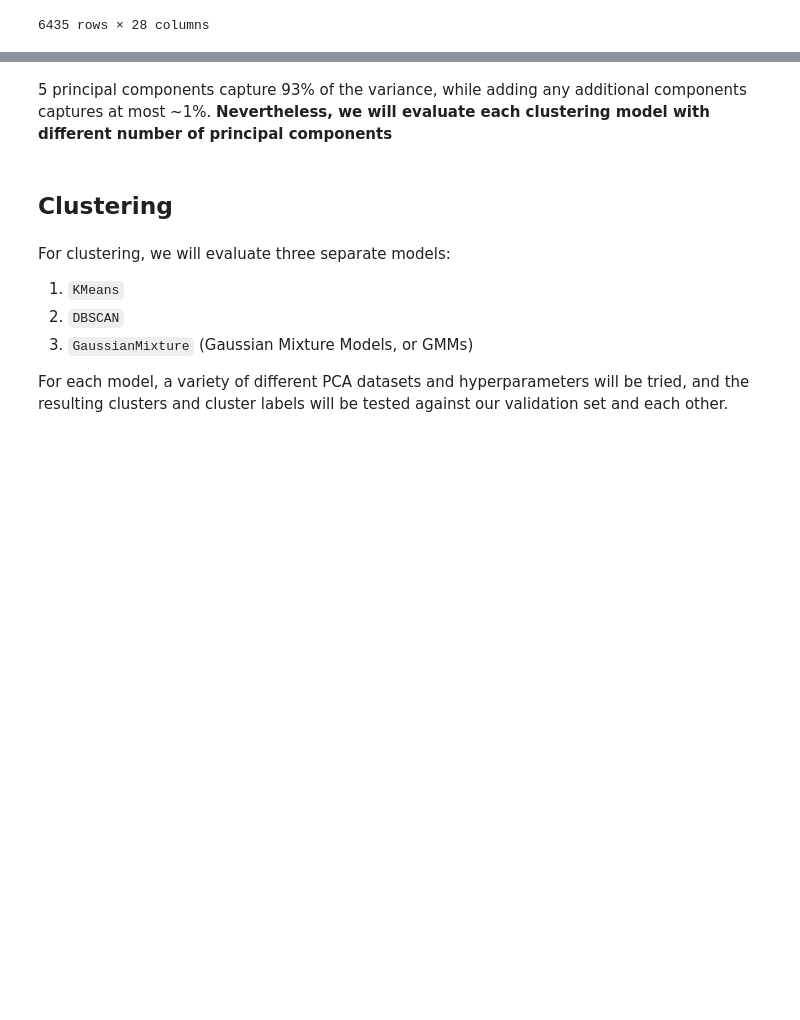
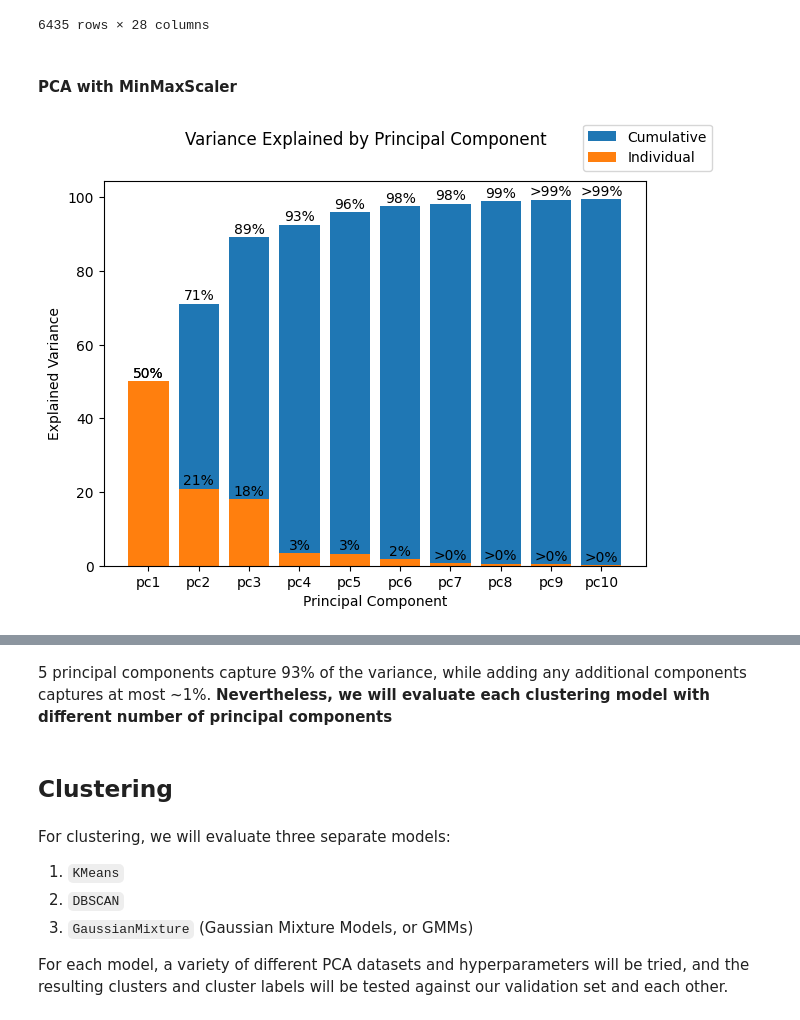
Before and after one commit to MattGroho/tab-hero, a Jupyter notebook: notebooks/unsupervised_pipeline_investigation.ipynb, the cells around one changed output, grey strips where cells are left out. Drawn from its saved outputs; the diff is of its cells as text; code cells hidden in the pictures; blank space fills up the shorter version.

```diff
--- a/notebooks/unsupervised_pipeline_investigation.ipynb
+++ b/notebooks/unsupervised_pipeline_investigation.ipynb
@@ -520,11 +520,11 @@ Although PCA prefers standard scaler, it would be more clearcut to impute missin
 # move the song_id into the index to retain the information, without being affected by the transformations
 data = pivoted_song_df.set_index('song_id')
 scaler = MinMaxScaler().fit(data)
-data_scaled = scaler.transform(data)
-data_scaled = pd.DataFrame(data_scaled)
-data_scaled.columns = data.columns
-data_scaled.index = data.index
-data_scaled
+data_min_max = scaler.transform(data)
+data_min_max = pd.DataFrame(data_min_max)
+data_min_max.columns = data.columns
+data_min_max.index = data.index
+data_min_max
 # %% [output]
 |  | bass_chord_ratio | bass_mel_rms_mean | bass_mel_rms_std | bass_notes_per_second_mean | bass_rms_energy_mean | ... |
 | song_id |  |  |  |  |  | ... |
@@ -545,8 +545,8 @@ data_scaled
 # %% [markdown]
 Impute missing data with `-1` because a value of `0` would confuse the meaning of that value that may naturally occur in other columns. Having a negative value would be impossible to happen naturally, therefore can act as a good separation between occurring and non-occuring data points. Additionally, having the same negative value could artificially induce more similarity across all songs, but it could also be meaningful that records with a high amount of `-1`'s could indicate meaningful similarity between them.
 # %%
-data_scaled = data_scaled.fillna(-1)
-data_scaled
+data_min_max = data_min_max.fillna(-1)
+data_min_max
 # %% [output]
 |  | bass_chord_ratio | bass_mel_rms_mean | bass_mel_rms_std | bass_notes_per_second_mean | bass_rms_energy_mean | ... |
 | song_id |  |  |  |  |  | ... |
@@ -562,3 +562,56 @@ data_scaled
 | 6946 | 0.000000 | 0.131113 | 0.042956 | 0.418013 | 0.131113 | ... |
 | 6947 | 0.000000 | 0.179232 | 0.052461 | 0.278849 | 0.179232 | ... |
 6435 rows × 28 columns
+# %% [markdown]
+#### PCA with MinMaxScaler
+# %%
+# Generate PCA dataset
+n_components = 10
+pca = PCA(n_components=n_components).fit(data_min_max.fillna(-30))
+
+# Acquire explained variance ratios
+var_ratios = 100 * pca.explained_variance_ratio_
+var_ratios_cum = np.tri(n_components) @ var_ratios
+
+# Fig settings
+fig, ax = plt.subplots(figsize=(7,5))
+
+# Define column labels and formatting options
+labels = [f"pc{i}" for i in range(1, n_components+1)]
+y_offset = 1
+
+
+def label_col_chart(y_data, label_offset, **kwargs):
+    for _col in range(len(y_data)):
+
+        datum = y_data[_col]
+
+        if datum > 99 and datum < 100:
+            data_label = f">{np.floor(datum):.0f}%"
+        elif datum > 0 and datum < 1:
+            data_label = f">{np.floor(datum):.0f}%"
+        else:
+            data_label = f"{np.round(datum):.0f}%"
+
+        plt.text(
+            _col,
+            y_data[_col] + label_offset,
+            data_label,
+            **kwargs
+        )
+
+# Plot cumulative
+ax.bar(labels, var_ratios_cum, label='Cumulative')
+label_col_chart(var_ratios_cum, y_offset, ha='center')
+
+# Plot individual
+ax.bar(labels, var_ratios, label='Individual')
+label_col_chart(var_ratios, y_offset, ha='center')
+
+# Figure formatting
+fig.suptitle("Variance Explained by Principal Component")
+ax.set_ylabel("Explained Variance")
+ax.set_xlabel("Principal Component")
+fig.legend();
+# %% [output]
+[figure, added]
```
Also changed, not shown: parts of 9 cells of this notebook.
